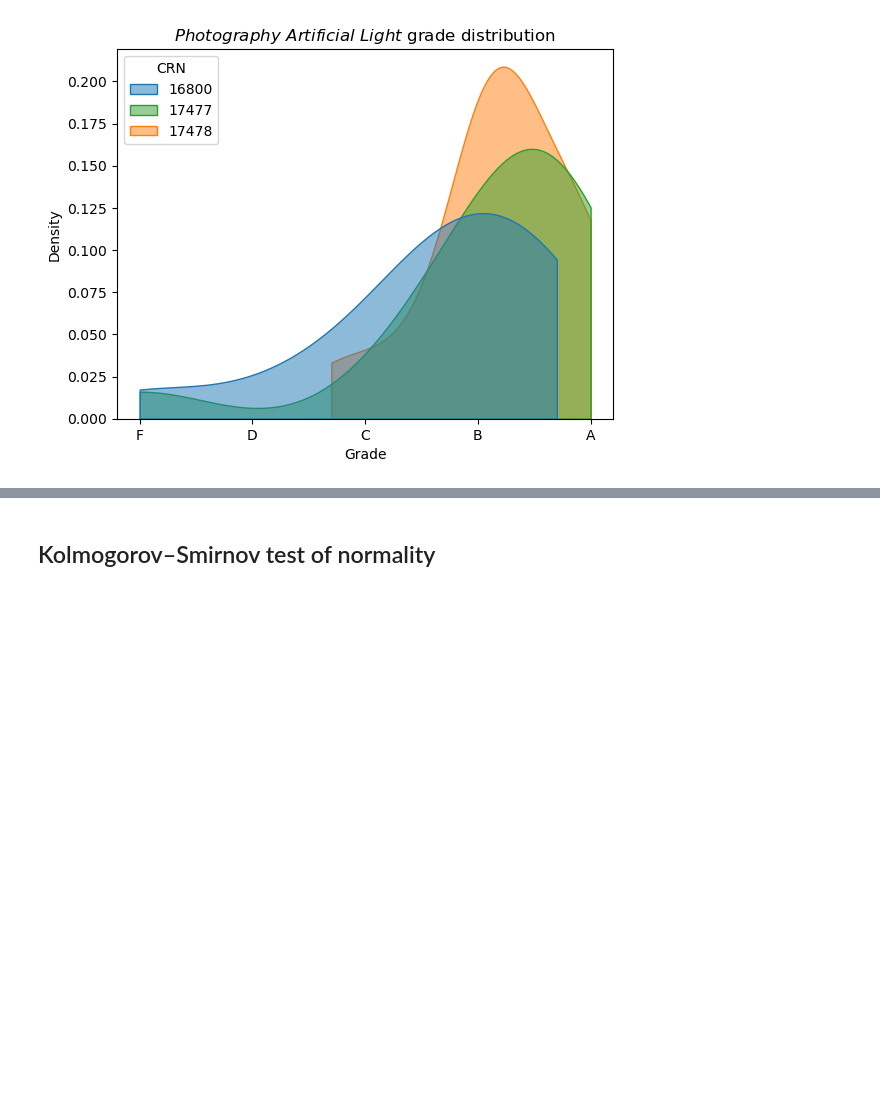
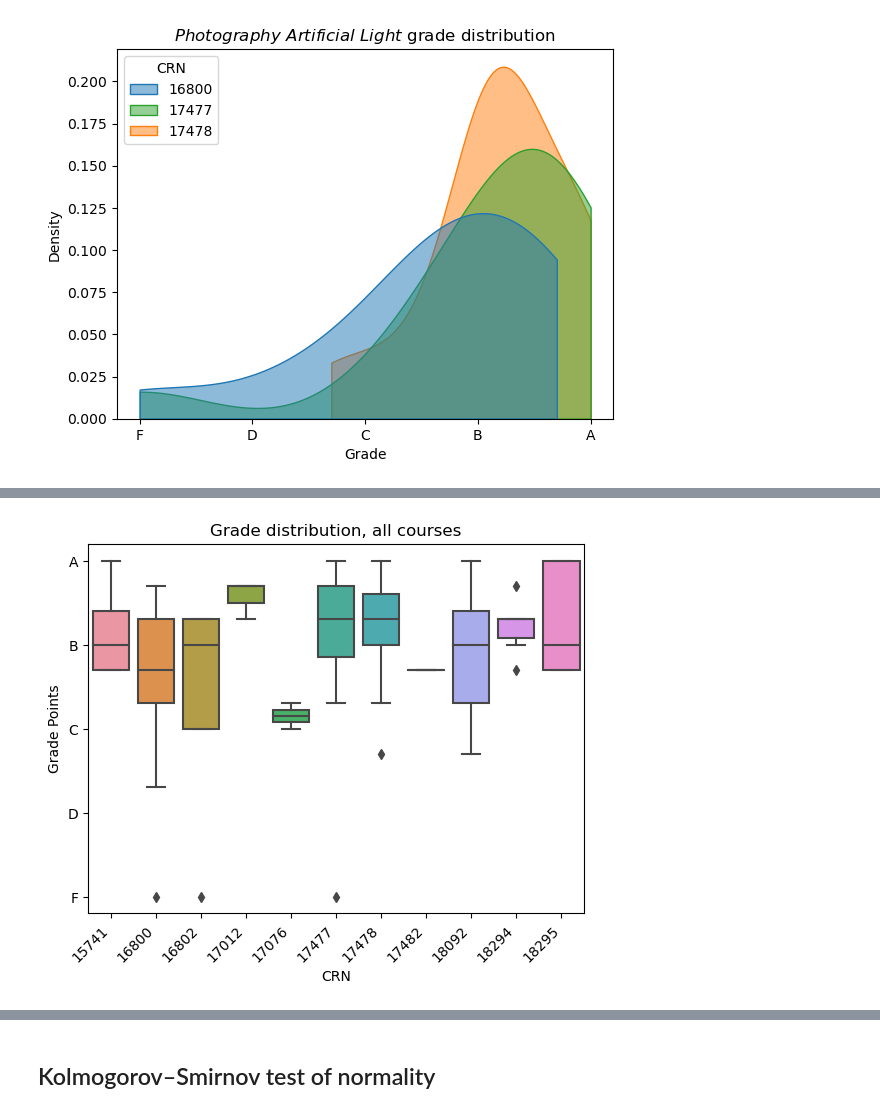
Before and after one commit to gperdrizet/grade_distribution, a Jupyter notebook: grade_distribution_plots.ipynb, the cells around one changed output, grey strips where cells are left out. Saved outputs shown, nothing was run; the diff lists cells and outputs as text; code cells hidden in the pictures; blank space fills up the shorter version.

```diff
--- a/grade_distribution_plots.ipynb
+++ b/grade_distribution_plots.ipynb
@@ -144,0 +158,11 @@ xticks = ax.set_xticks(range(5), labels=['F','D','C','B','A'])
+# %%
+ax = sns.boxplot(data=data, x="CRN", y="Grade Points")
+
+ax.set(
+    title='Grade distribution, all courses'
+)
+
+yticks = xticks = ax.set_yticks(range(5), labels=['F','D','C','B','A'])
+xticks = ax.set_xticklabels(ax.get_xticklabels(), rotation=45, horizontalalignment='right')
+# %% [output]
+[figure, added]
```
Also changed, not shown: parts of 7 cells of this notebook.
